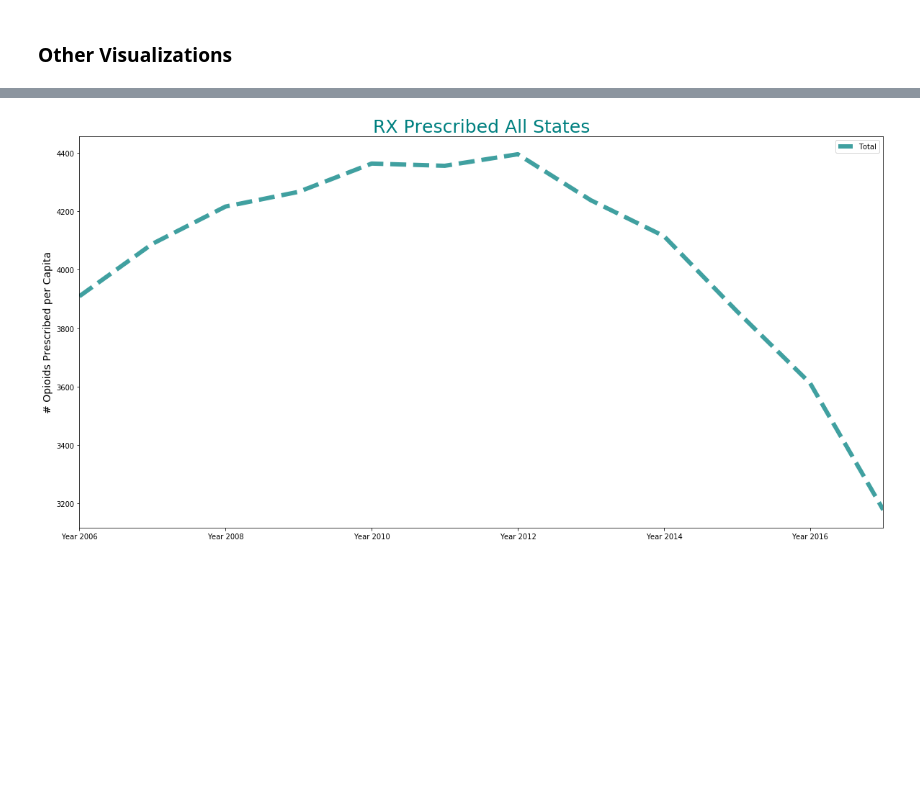
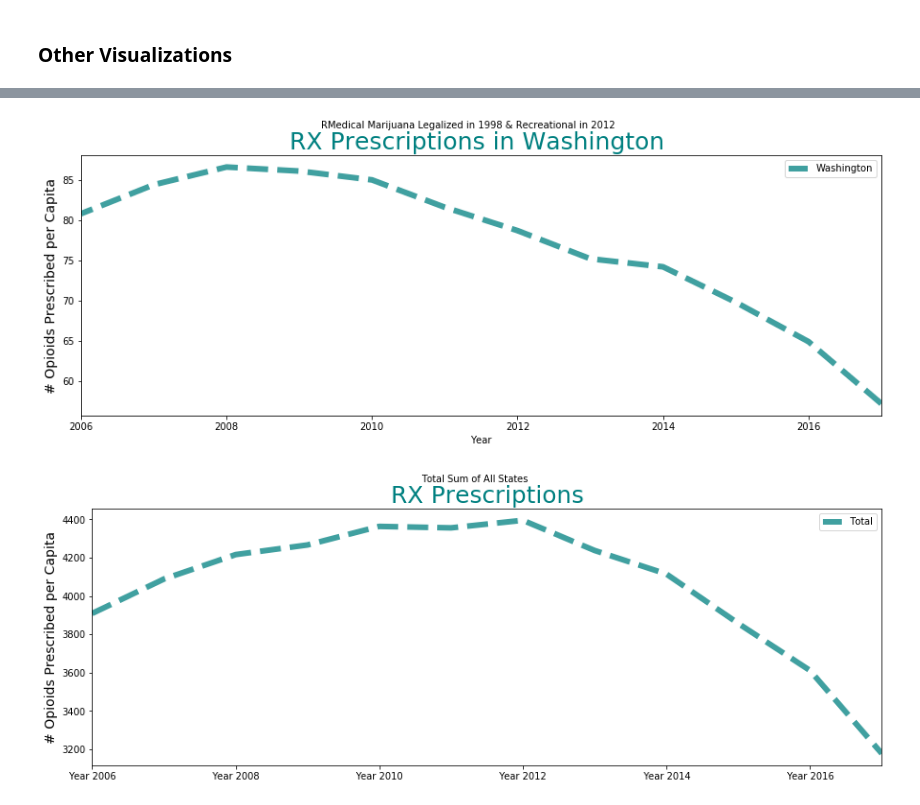
Before and after one commit to fia400/CPSSTeam, a Jupyter notebook: CPSS Main Code - Final_SL Edit.ipynb, the cells around one changed output, grey strips where cells are left out. Cells and saved outputs as stored; diff of their text form; code cells hidden in the pictures; blank space fills up the shorter version.

```diff
--- a/CPSS Main Code - Final_SL Edit.ipynb
+++ b/CPSS Main Code - Final_SL Edit.ipynb
@@ -439,16 +428,27 @@ KeyError: 'Sum'
+# %%
+RX.plot (y="Washington", kind='line', alpha=0.75, color="teal", linewidth=6, linestyle='dashed', stacked=False, figsize=(15, 5))
+plt.ylabel('# Opioids Prescribed per Capita', fontsize=14, fontweight=0)
+plt.title('RX Prescriptions in Washington ', loc='center', fontsize=25, fontweight=0, color='teal')
+plt.suptitle("RMedical Marijuana Legalized in 1998 & Recreational in 2012", fontsize=10)
+
+plt.show()
+# %% [output]
+[figure, added]
 # %%
 prescriptions_df = (pd.read_csv("Prescriptions.csv",index_col ="State"))
 prescriptions_df.iloc[:0]
-#prescriptions_df
+prescriptions_df
 
 sum_year = pd.DataFrame(prescriptions_df.sum(axis = 0, skipna = True) )
 sum_year.rename(columns = {sum_year.columns[0]: 'Total'}, inplace = True)
 sum_year.sort_index(inplace=True)
 sum_year
 
-sum_year.plot(y='Total', kind='line', alpha=0.75, color="teal", linewidth=6, linestyle='dashed', stacked=False, figsize=(20, 10))
+sum_year.plot(y='Total', kind='line', alpha=0.75, color="teal", linewidth=6, linestyle='dashed', stacked=False, figsize=(15, 5))
 plt.ylabel('# Opioids Prescribed per Capita', fontsize=14, fontweight=0)
-plt.title('RX Prescribed All States', loc='center', fontsize=25, fontweight=0, color='teal')
+plt.title('RX Prescriptions', loc='center', fontsize=25, fontweight=0, color='teal')
+plt.suptitle("Total Sum of All States", fontsize=10)
+
 plt.show()
 # %% [output]
-[figure, old version]
+[figure, new version]
```
Also changed, not shown: parts of 11 cells of this notebook.
